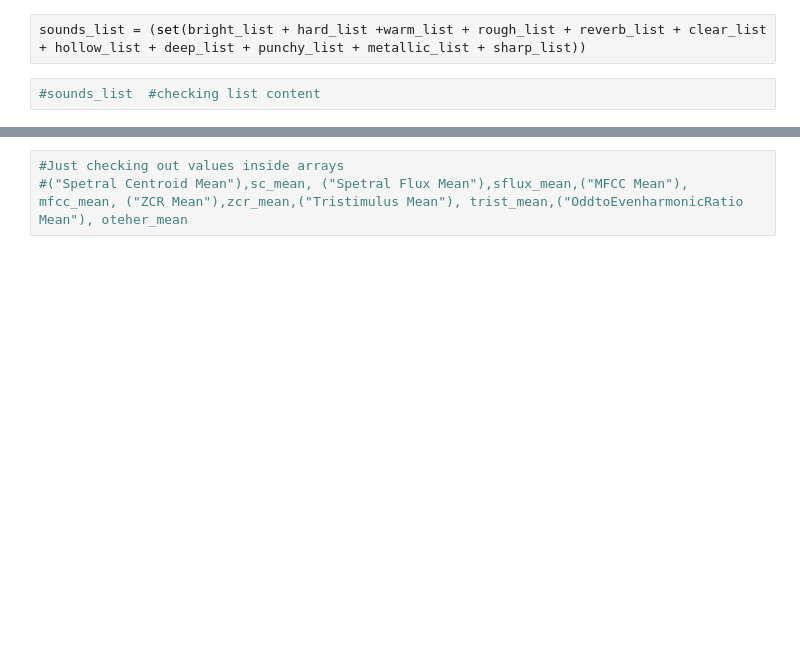
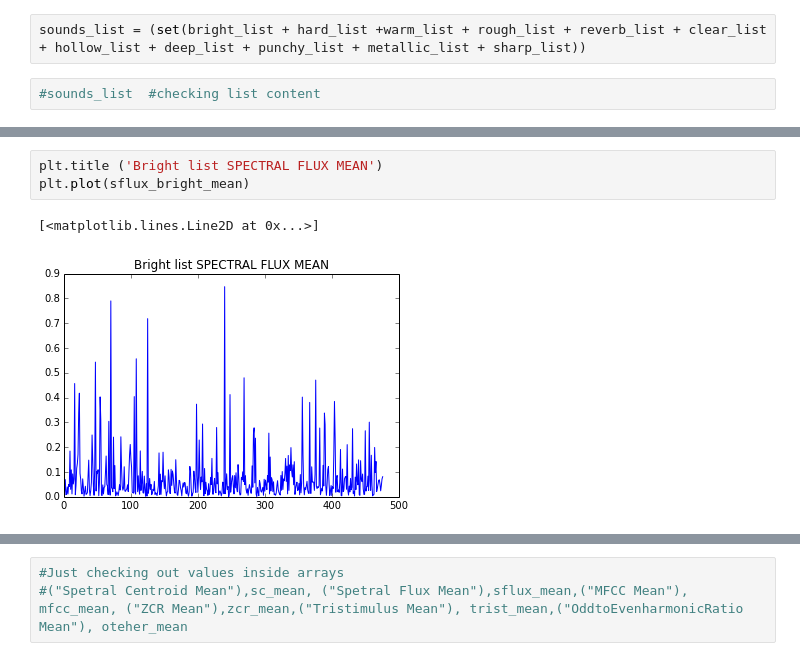
Before and after one commit to pedrogogo/SMC_Th, a Jupyter notebook: json_read_computing_essentia_descriptors.ipynb, the cells around one changed output, grey strips where cells are left out. Drawn from its saved outputs; the diff is of its cells as text; blank space fills up the shorter version.

```diff
--- a/json_read_computing_essentia_descriptors.ipynb
+++ b/json_read_computing_essentia_descriptors.ipynb
@@ -138,0 +145,6 @@ oteher_mean = np.array(oteher_mean)
+# %%
+plt.title ('Bright list SPECTRAL FLUX MEAN')
+plt.plot(sflux_bright_mean)
+# %% [output]
+[<matplotlib.lines.Line2D at 0x...>]
+[figure, added]
```
Also changed, not shown: parts of 13 cells of this notebook.
